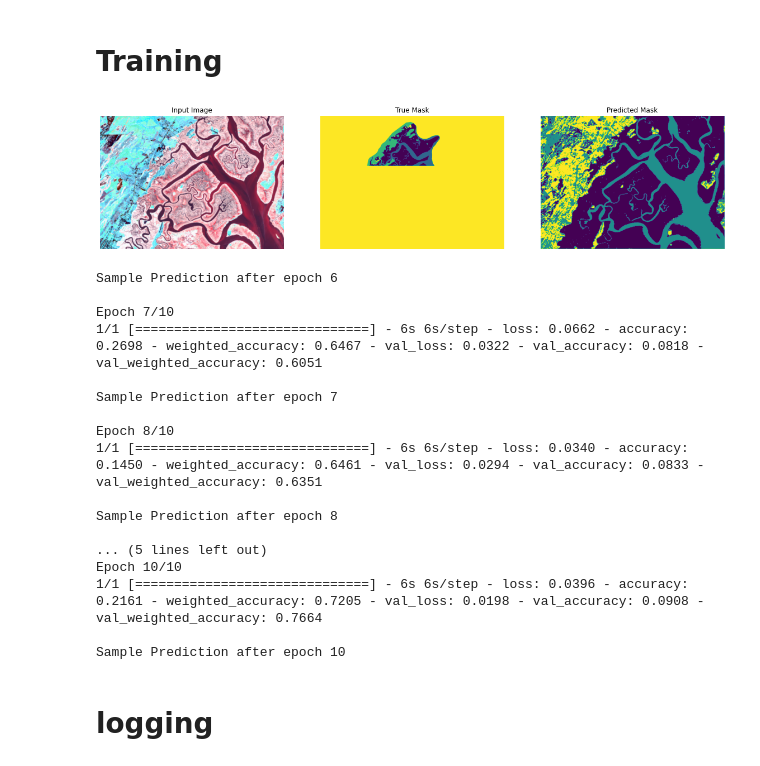
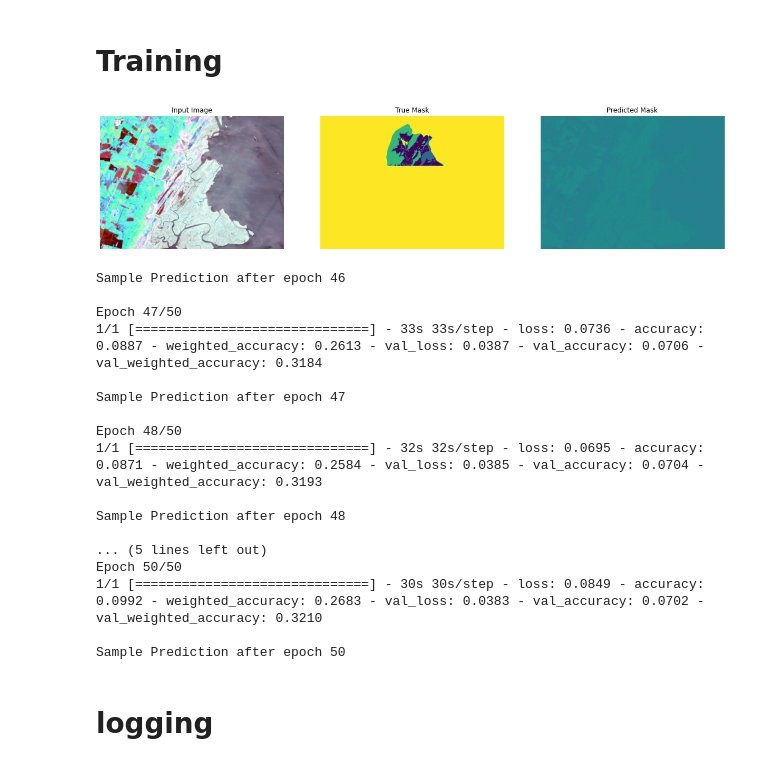
Before and after one commit to colefranks/MarshBoundaries, a Jupyter notebook: MarshBoundariesTrain.ipynb, the cells around one changed output. Drawn from its saved outputs; the diff is of its cells as text; code cells hidden in the pictures.

```diff
--- a/MarshBoundariesTrain.ipynb
+++ b/MarshBoundariesTrain.ipynb
@@ -34,11 +34,11 @@ def load_marsh_images(folder):
 #get images with PIE thrown out
 
 gce_imgs = load_marsh_images("train_jpg/GCE")
-#pie_imgs = load_marsh_images("train_jpg/PIE")
+pie_imgs = load_marsh_images("train_jpg/PIE")
 vcr_imgs = load_marsh_images("train_jpg/VCR")
 images = np.array([
     gce_imgs,
-    #pie_imgs
+    pie_imgs,
     vcr_imgs])
 NUM_IMG = images.shape[0]
 # %%
@@ -50,13 +50,13 @@ plt.imshow(images[0,0,:,:])
 # %%
-#GET MASKS (not PIE)
+#GET MASKS
 
 
 gce_mask = cv.imread("new-masks/updated_GCE_mask.jpg")
-#pie_mask = cv.imread("new-masks/updated_PIE_mask.jpg")
+pie_mask = cv.imread("new-masks/updated_PIE_mask.jpg")
 vcr_mask = cv.imread("new-masks/updated_VCR_map.jpg")
 
 new_masks = [cv.cvtColor(gce_mask, cv.COLOR_BGR2GRAY),
-         #cv.cvtColor(pie_mask, cv.COLOR_BGR2GRAY),
+         cv.cvtColor(pie_mask, cv.COLOR_BGR2GRAY),
          cv.cvtColor(vcr_mask, cv.COLOR_BGR2GRAY)]
 masks = []
 for m in new_masks:
@@ -240,9 +240,9 @@ model.compile(optimizer='adam',
 # we should probably put legends for the classes,
 # otherwise its easy to get confused between colors
 
-for image,mask in test_dataset.take(1):
+for image,mask in test_dataset.take(3):  #specify model input dataset here
     sample_image,sample_mask = image, mask
-for image,mask in train_dataset.take(1):
+for image,mask in train_dataset.take(3):
     sample_train_image,sample_train_mask = image, mask
 
 def create_mask(pred_mask):
@@ -258,7 +258,7 @@ def show_predictions(dataset=None, num=1):
   else:
     display([sample_image, sample_mask,
              create_mask(model.predict(sample_image[tf.newaxis, ...]))])
-
+# look into how to spec bands
 def show_train_predictions(dataset=None, num=1):
   if dataset:
     for image, mask in dataset.take(num):
@@ -308,6 +307,6 @@ INFO:tensorflow:Assets written to: saved-models/GarbageDemoExample/assets
 # %%
 # loading
-model = tf.keras.models.load_model('saved-models/Depth2Maxpool87val')
+model = tf.keras.models.load_model('saved-models/threesites-retrained')
 # %% [markdown]
 # Training
 # %%
@@ -328,52 +327,52 @@ tb_callback = tf.keras.callbacks.TensorBoard('./logs/Demo', update_freq=5)
 
 ## adding sample weights so that the final class is ignored
 
 def add_sample_weights(image, label):
   # The weights for each class, with the constraint that:
   #     sum(class_weights) == 1.0
   class_weights = tf.constant([1/counts[0],1/counts[1],1/counts[2], 0.0])
   #class_weights = tf.constant(inv_freq)
   class_weights = class_weights/tf.reduce_sum(class_weights)
 
   # Create an image of `sample_weights` by using the label at each pixel as an
   # index into the `class weights` .
   sample_weights = tf.gather(class_weights, indices=tf.cast(label, tf.int32))
 
   return image, label, sample_weights
 
 #actually training
 
-EPOCHS = 10
+EPOCHS = 50
 # 10 epochs for demo
 #change to 3000 or so to retrain for real
 
 model_history = model.fit(train_batches.map(add_sample_weights),
                           #class_weight = {0:1,1:1,2:1,3:1,4:0},
                           epochs=EPOCHS,
                           #steps_per_epoch=STEPS_PER_EPOCH,
                           #validation_steps=VALIDATION_STEPS,
                           validation_data=test_batches.map(add_sample_weights),
                           callbacks=[DisplayCallback(),tb_callback]
                          )
 # %% [output]
-[figure, old version]
+[figure, new version]
-Sample Prediction after epoch 6
+Sample Prediction after epoch 46
 
-Epoch 7/10
-1/1 [==============================] - 6s 6s/step - loss: 0.0662 - accuracy: 0.2698 - weighted_accuracy: 0.6467 - val_loss: 0.0322 - val_accuracy: 0.0818 - val_weighted_accuracy: 0.6051
+Epoch 47/50
+1/1 [==============================] - 33s 33s/step - loss: 0.0736 - accuracy: 0.0887 - weighted_accuracy: 0.2613 - val_loss: 0.0387 - val_accuracy: 0.0706 - val_weighted_accuracy: 0.3184
 
-Sample Prediction after epoch 7
+Sample Prediction after epoch 47
 
-Epoch 8/10
-1/1 [==============================] - 6s 6s/step - loss: 0.0340 - accuracy: 0.1450 - weighted_accuracy: 0.6461 - val_loss: 0.0294 - val_accuracy: 0.0833 - val_weighted_accuracy: 0.6351
+Epoch 48/50
+1/1 [==============================] - 32s 32s/step - loss: 0.0695 - accuracy: 0.0871 - weighted_accuracy: 0.2584 - val_loss: 0.0385 - val_accuracy: 0.0704 - val_weighted_accuracy: 0.3193
 
-Sample Prediction after epoch 8
+Sample Prediction after epoch 48
 
 ... (5 lines left out)
-Epoch 10/10
-1/1 [==============================] - 6s 6s/step - loss: 0.0396 - accuracy: 0.2161 - weighted_accuracy: 0.7205 - val_loss: 0.0198 - val_accuracy: 0.0908 - val_weighted_accuracy: 0.7664
+Epoch 50/50
+1/1 [==============================] - 30s 30s/step - loss: 0.0849 - accuracy: 0.0992 - weighted_accuracy: 0.2683 - val_loss: 0.0383 - val_accuracy: 0.0702 - val_weighted_accuracy: 0.3210
 
-Sample Prediction after epoch 10
+Sample Prediction after epoch 50
 # %% [markdown]
 # logging
 # %%
```
Also changed, not shown: parts of 8 cells of this notebook, 4 other files.
